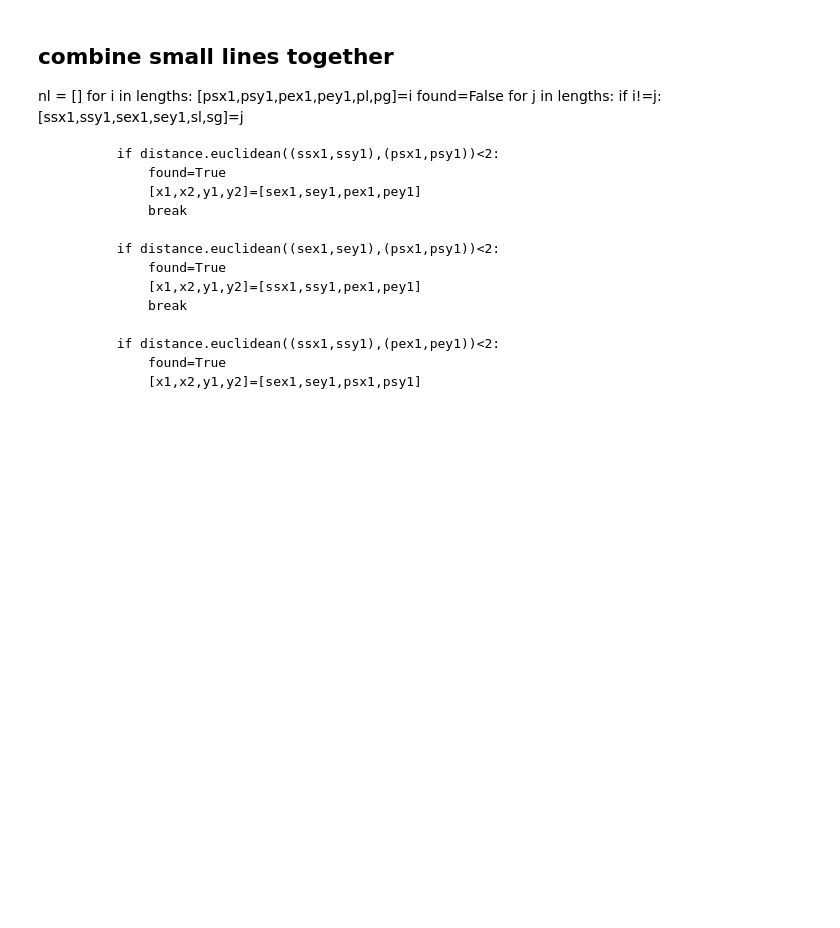
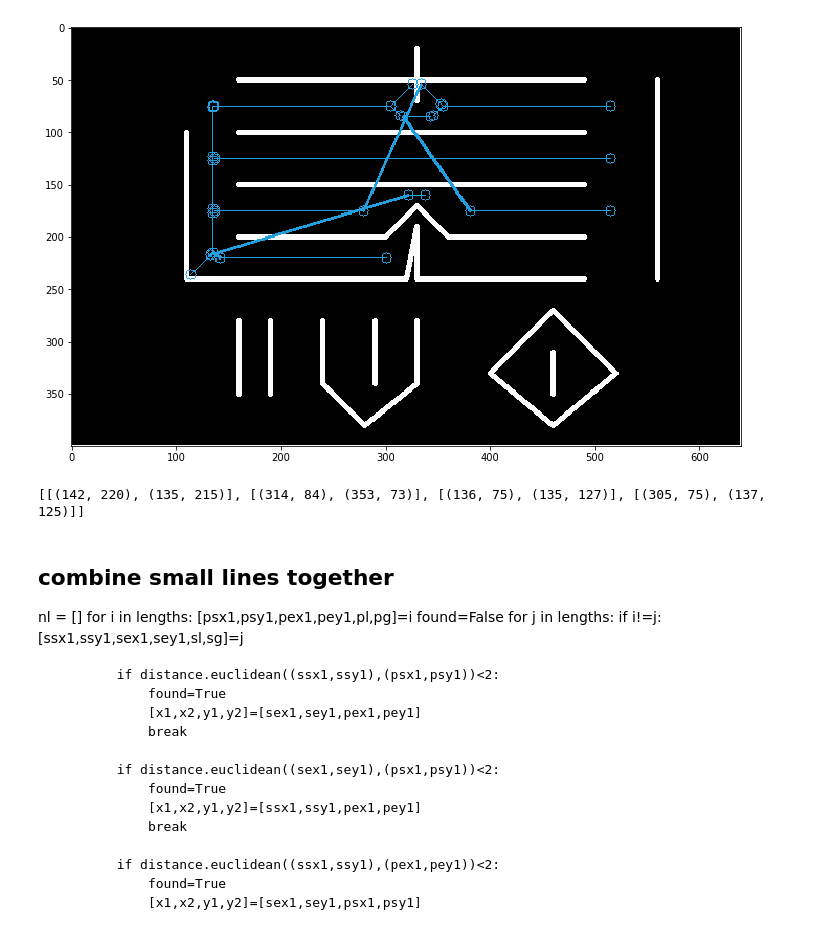
Before and after one commit to micsche/kicad-laser-min, a Jupyter notebook: rtrack.ipynb, the cells around one changed output. Drawn from its saved outputs; the diff is of its cells as text; code cells hidden in the pictures; blank space fills up the shorter version.

```diff
--- a/rtrack.ipynb
+++ b/rtrack.ipynb
@@ -102,3 +141,75 @@ for i in range(len(contour_map)):
+# %%
+def closest_point(fp_list,fp):
+    (x,y)=fp
+    distance = 999999999
+    (npx,npy) = (0,0)
+
+    for (xx,yy) in fp_list:
+        dist2 = (xx-x)**2+(yy-y)**2
+        if dist2<distance:
+            (npx,npy) = (xx,yy)
+            dist2=distance
+    return (npx,npy)
+# %%
+image_data = np.stack((img_orig,img_orig,img_orig), axis=2).astype(np.uint8)
+for cnt_no in [1]: #set([i[6] for i in lengths]):
+
+    f_points = []
+    for cnt in lengths:
+        [x,y,x1,y1,length,grad,cnmap]=cnt
+
+        if cnmap==8: # cnt_no
+            if length>10:
+                f_points.append((x,y))
+                f_points.append((x1,y1))
+    f_points = list(set(f_points))
+
+    for fp in f_points:
+        (x1,y1)=fp
+        cv2.circle(image_data,(x1,y1),5,colourr)
+
+    for cnt in lengths:
+        [x,y,x1,y1,length,grad,cnmap]=cnt
+
+
+        if cnmap==8: # cnt_no
+            colourr = colr_dict[cnmap]
+            if length>10:
+                cv2.line(image_data,(x,y),(x1,y1),colourr,1)
+            #else:
+            #    (xx,yy) = closest_point(f_points,x,y)
+            #    (xx1,yy1) = closest_point(f_points,x1,y1)
+            #    cv2.line(image_data,(xx,yy),(xx1,yy1),colourr,2)
+
+
+    pairs = []
+    nfp = f_points.copy()
+
+    while (len(f_points)>0):
+        lin1_point=f_points[0]
+
+        nfp.remove(lin1_point)
+        lin2_point = closest_point(nfp,lin1_point)
+
+        nfp.remove(lin2_point)
+        f_points.remove(lin1_point)
+        f_points.remove(lin2_point)
+
+        pairs.append([lin1_point,lin2_point])
+
+for i in pairs[0::4]:
+    [(x1,y1),(x2,y2)]=i
+    cv2.line(image_data,(x1,y1),(x2,y2),colourr,2)
+
+figure(num=None, figsize=(12, 10))
+plt.imshow(image_data)
+plt.show()
+# %% [output]
+[figure, added]
+# %%
+print(pairs[0:4])
+# %% [output]
+[[(142, 220), (135, 215)], [(314, 84), (353, 73)], [(136, 75), (135, 127)], [(305, 75), (137, 125)]]
 # %% [markdown]
 ## combine small lines together
 nl = []
```
Also changed, not shown: parts of 13 cells of this notebook.
